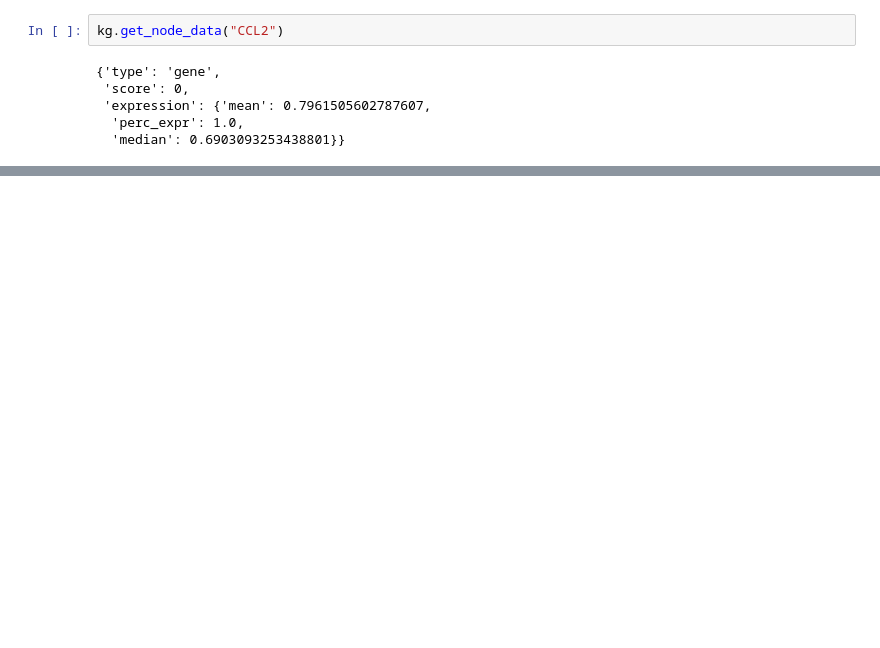
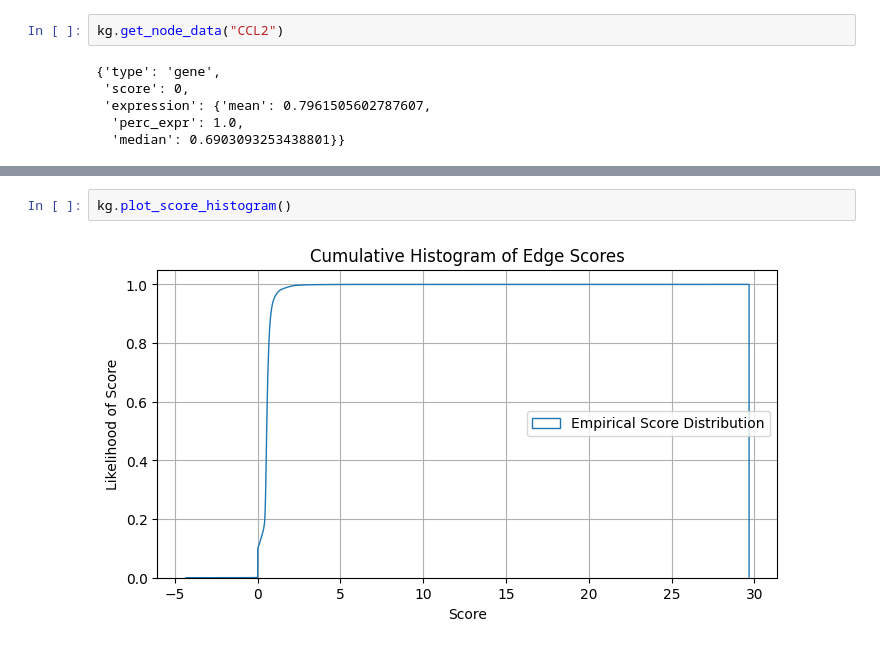
Before and after one commit to mjoppich/PICASO, a Jupyter notebook: scripts/create_basic_knowledgegraph.ipynb, the cells around one changed output, grey strips where cells are left out. Cells and saved outputs as stored; diff of their text form; blank space fills up the shorter version.

```diff
--- a/scripts/create_basic_knowledgegraph.ipynb
+++ b/scripts/create_basic_knowledgegraph.ipynb
@@ -121,0 +331,4 @@ for edge in kg.get_node_edges("CCL2", in_types=["gene"], out_types=["gene"]):
+# %%
+kg.plot_score_histogram()
+# %% [output]
+[figure, added]
```
Also changed, not shown: parts of 45 cells of this notebook, 3 other files.
